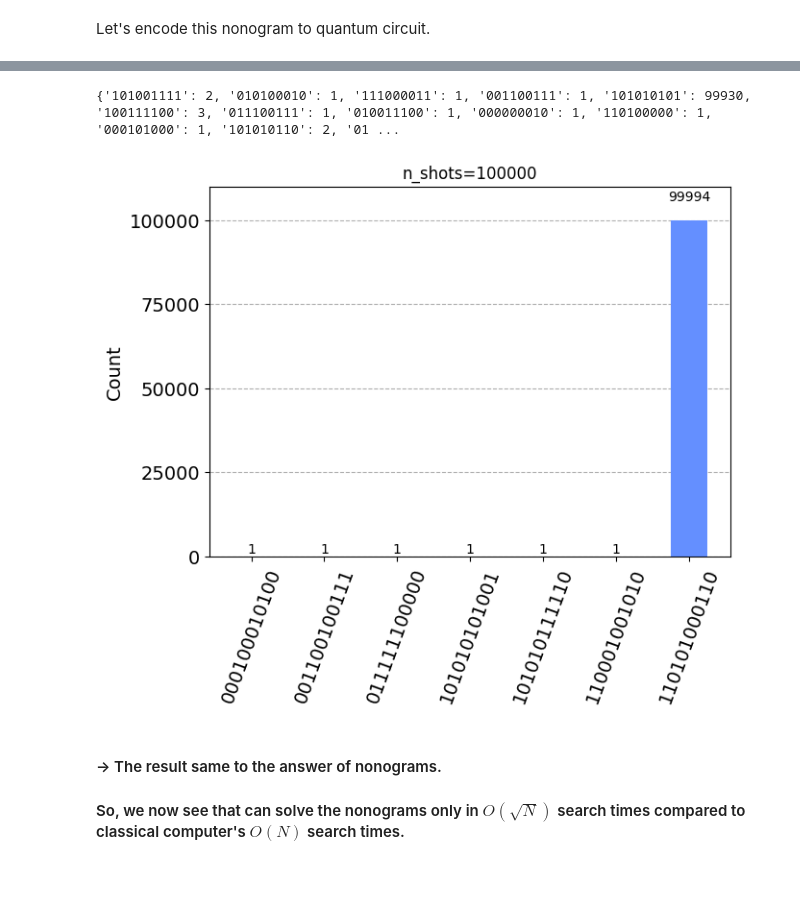
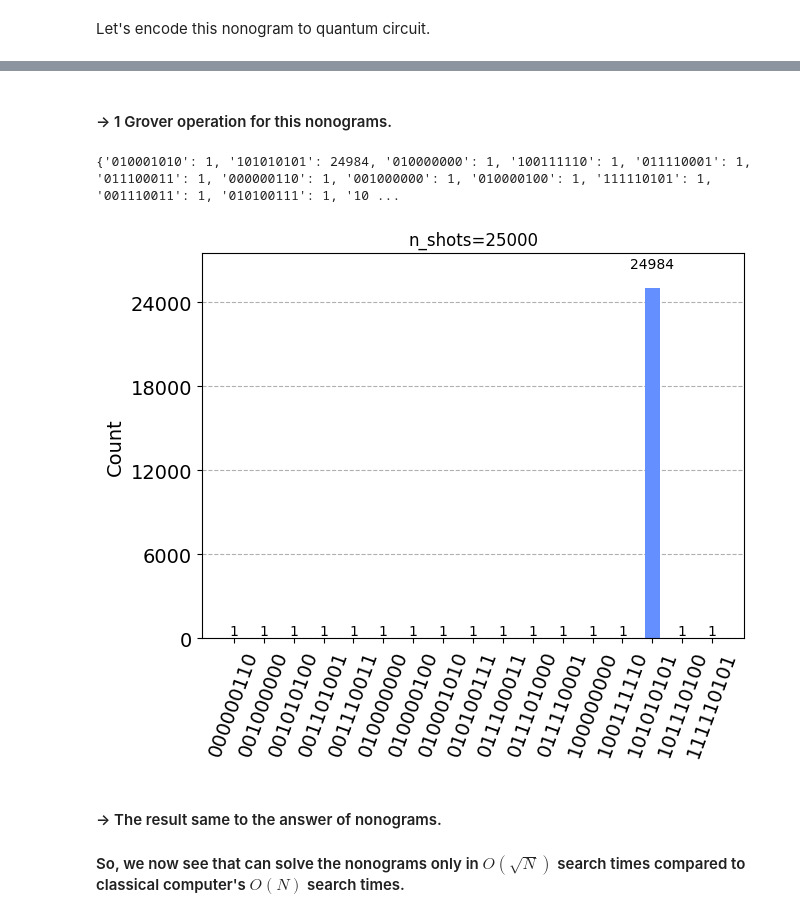
Before and after one commit to ypooh2042/Grover-algorithm-for-nonogram, a Jupyter notebook: grover_nonograms.ipynb, the cells around one changed output, grey strips where cells are left out. Saved outputs shown, nothing was run; the diff lists cells and outputs as text; code cells hidden in the pictures; blank space fills up the shorter version.

```diff
--- a/grover_nonograms.ipynb
+++ b/grover_nonograms.ipynb
@@ -307,26 +316,17 @@ qc.draw(output="mpl", reverse_bits=False, scale=0.7)
+# %% [markdown]
+#### → 1 Grover operation for this nonograms.
 # %%
 n_shots = 100000
 backend_aer = Aer.get_backend('qasm_simulator')
 transpiled_qc = transpile(qc, backend_aer)
-result = backend_aer.run(transpiled_qc,shots=n_shots).result().get_counts()
+result = backend_aer.run(transpiled_qc,shots=n_shots/4).result().get_counts()
 print(result)
 # %% [output]
-{'101001111': 2, '010100010': 1, '111000011': 1, '001100111': 1, '101010101': 99930, '100111100': 3, '011100111': 1, '010011100': 1, '000000010': 1, '110100000': 1, '000101000': 1, '101010110': 2, '01 ...
+{'010001010': 1, '101010101': 24984, '010000000': 1, '100111110': 1, '011110001': 1, '011100011': 1, '000000110': 1, '001000000': 1, '010000100': 1, '111110101': 1, '001110011': 1, '010100111': 1, '10 ...
 # %%
-# def plot_result(result:dict):
-#     lists = sorted(result.items())
-#     x, y = zip(*lists)
-#     ymax = max(y)
-#     xpos = y.index(ymax)
-#     xmax = x[xpos]
-#     plt.hist(x, y)
-#     text= "Maximum count state:\n|"+xmax+">\n\nCount={}\nProbability={}".format(ymax, round(ymax/100000, 3))
-#     plt.annotate(text, xy=(xmax, ymax), xytext=(1,10000))
-#     plt.xticks([])
-
-plot_histogram(result, title="n_shots={}".format(n_shots))
+plot_histogram(result, title="n_shots={}".format(int(n_shots/4)))
 # %% [output]
-[figure, old version]
+[figure, new version]
 # %% [markdown]
 #### → The result same to the answer of nonograms.
 
```
Also changed, not shown: parts of 14 cells of this notebook, 1 other file.
